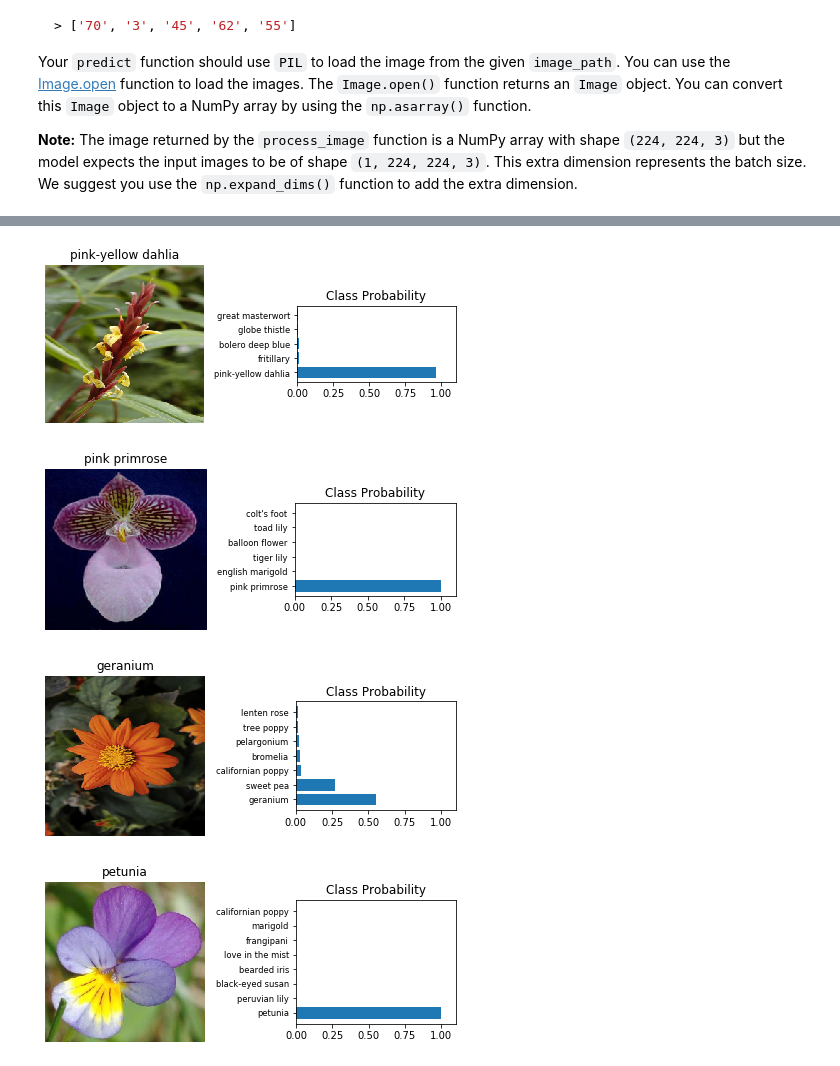
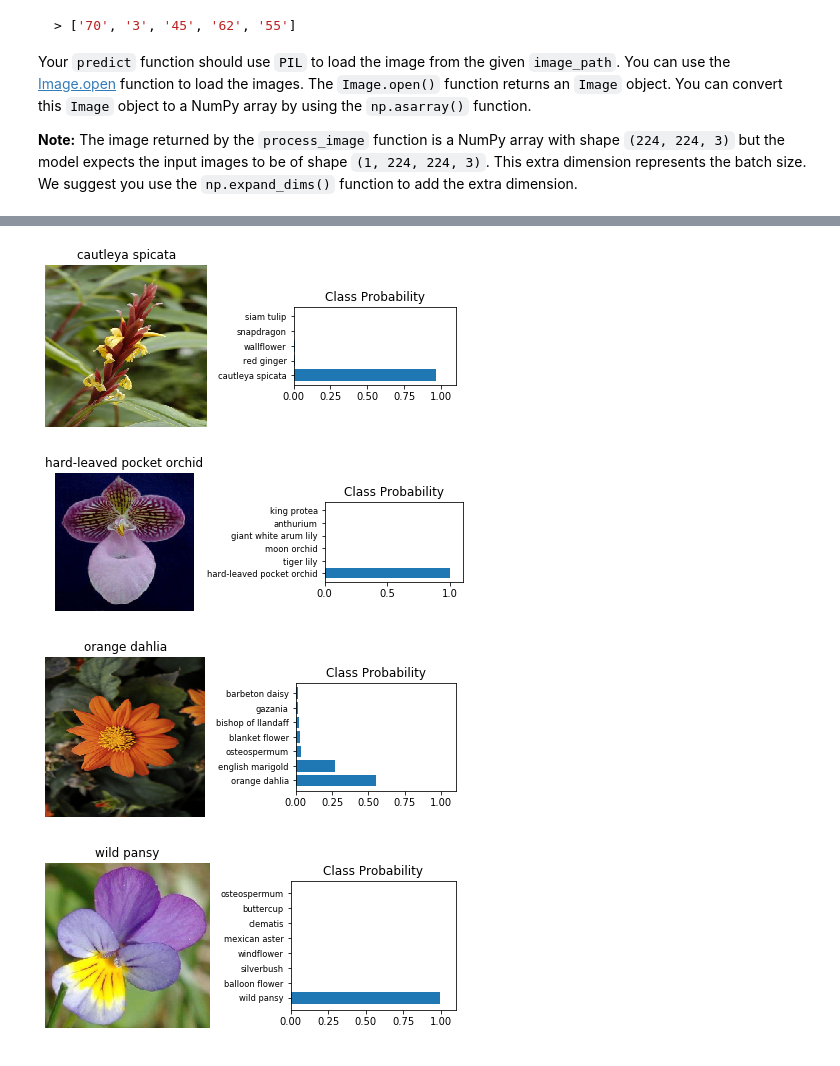
Before and after one commit to AlpinistPanda/Flower-Image-Classifier, a Jupyter notebook: Project_Image_Classifier_Project.ipynb, the cells around one changed output, grey strips where cells are left out. Drawn from its saved outputs; the diff is of its cells as text; code cells hidden in the pictures.

Commit message:
fix: a bug fix
Mismatch between labels and title is corrected

```diff
--- a/Project_Image_Classifier_Project.ipynb
+++ b/Project_Image_Classifier_Project.ipynb
@@ -123,13 +143,11 @@ with open('label_map.json', 'r') as f:
 # Plot 1 image from the training set. Set the title
 # of the plot to the corresponding class name.
 
-for image, label in training_set.take(3):
+for image, label in training_set.take(2):
     image = image.numpy().squeeze()
     label = label.numpy()
 
 plt.imshow(image, cmap= plt.cm.binary)
+plt.title(f'This flower has label {label + 1} which refers to: {class_names.get(str(label + 1 ))}')
 plt.show()
-
-print(f'This image has label: {label}')
-print(f'This flower is: {class_names[str(label)]}')
 # %% [output]
@@ -392,8 +409,8 @@ Your `predict` function should use `PIL` to load the image from the given `image
 def predict(image, model, top_k):
     predictions = model.predict(image)
     classes = (-predictions[0]).argsort()[:top_k]
-    probs = predictions[0][classes]
-    return probs, classes
+    probabilities = predictions[0][classes]
+    return probabilities, classes
 # %% [markdown]
 # Sanity Check
 
@@ -412,35 +429,36 @@ You can convert from the class integer labels to actual flower names using `clas
 # %%
 # Plot the input image along with the top 5 classes
 
 def plot_predict(image_path, model, top_k):
     image = np.asarray(Image.open(image_path))
     image = process_image(image)
     processed_image = np.expand_dims(image, axis=0)
 
-    probs, classes = predict(processed_image, model, top_k)
+    probabilities, classes = predict(processed_image, model, top_k)
 
     fig, (ax1, ax2) = plt.subplots(figsize=(6,9), ncols=2)
     ax1.imshow(image, cmap = plt.cm.binary)
     ax1.axis('off')
-    ax1.set_title(class_names[str(classes[0])])
-    ax2.barh(np.arange(top_k), probs)
+
+    ax1.set_title(class_names[str(classes[0] + 1)])
+    ax2.barh(np.arange(top_k), probabilities)
     ax2.set_aspect(0.1)
     ax2.set_yticks(np.arange(top_k))
-    ax2.set_yticklabels([class_names.get(str(key)) for key in classes], size='small');
+    ax2.set_yticklabels([class_names.get(str(key + 1)) for key in classes], size='small');
     ax2.set_title('Class Probability')
     ax2.set_xlim(0, 1.1)
     plt.tight_layout()
 
 path = './test_images/cautleya_spicata.jpg'
 plot_predict(path, loaded_keras_model, 5)
 path = './test_images/hard-leaved_pocket_orchid.jpg'
 plot_predict(path, loaded_keras_model, 6)
 path = './test_images/orange_dahlia.jpg'
 plot_predict(path, loaded_keras_model, 7)
 path = './test_images/wild_pansy.jpg'
 plot_predict(path, loaded_keras_model, 8)
 # %% [output]
-[figure, old version]
+[figure, new version]
-[figure, old version]
+[figure, new version]
-[figure, old version]
+[figure, new version]
-[figure, old version]
+[figure, new version]
```
Also changed, not shown: parts of 5 cells of this notebook, 1 other file.
